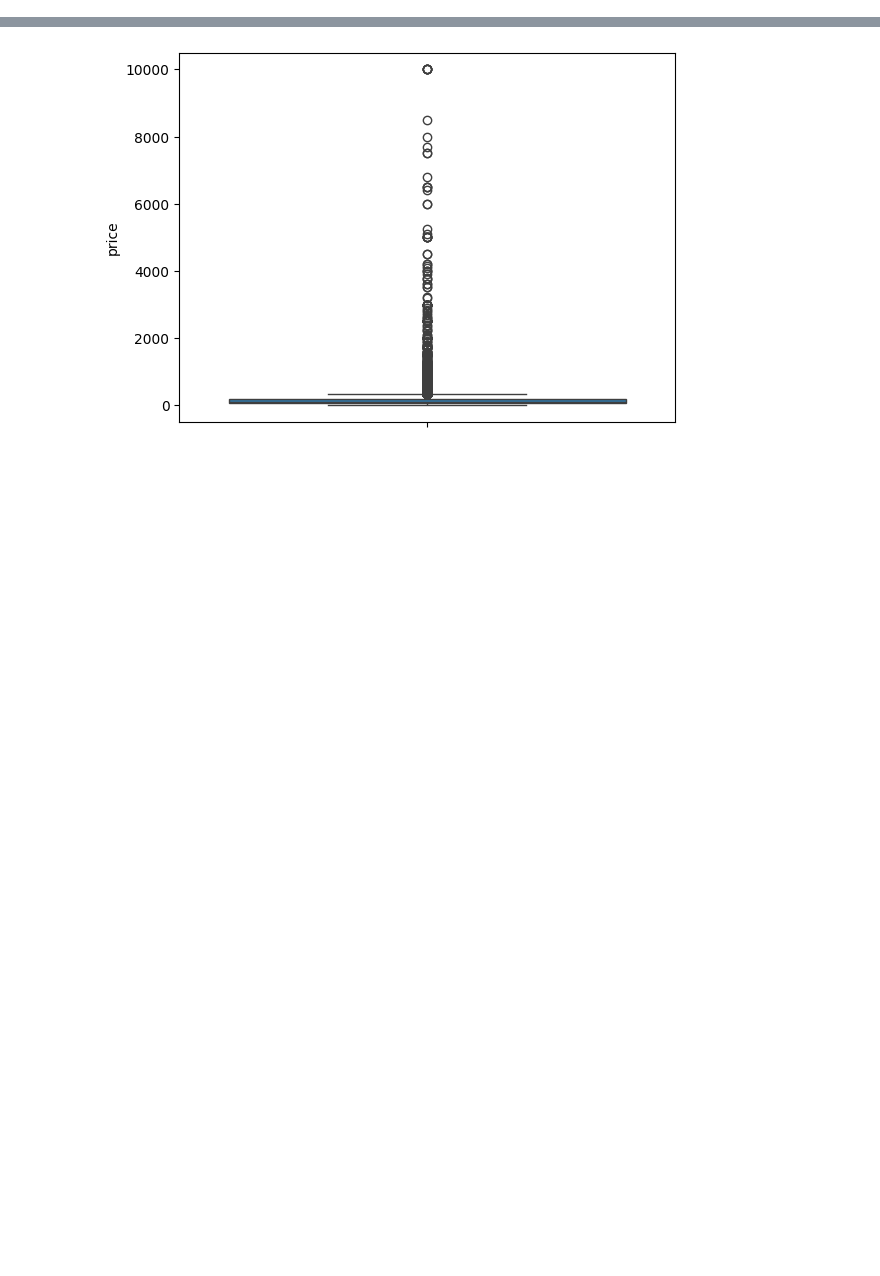
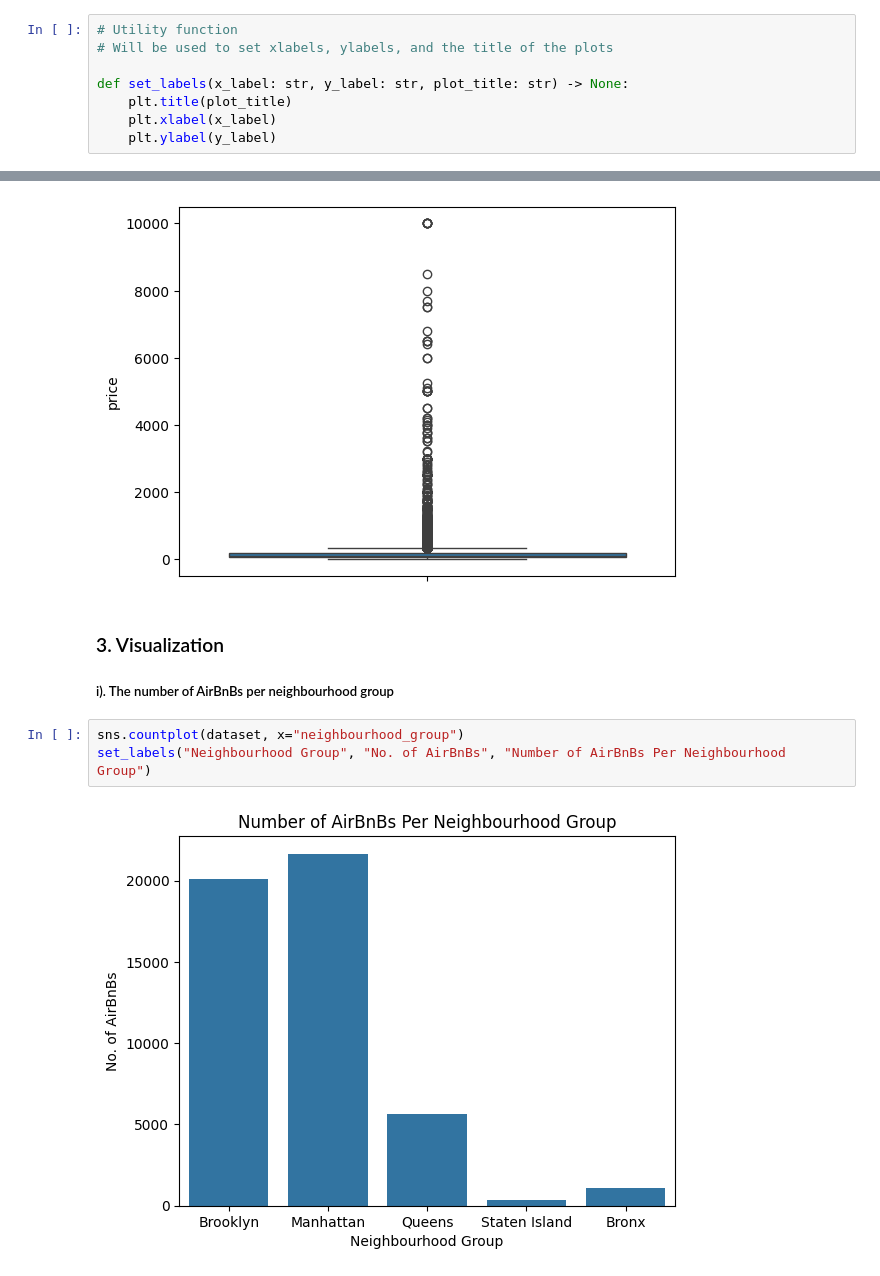
Before and after one commit to mut-rogers/nyc_aibnb_market, a Jupyter notebook: nyc_airbnb_analysis.ipynb, the cells around one changed output, grey strips where cells are left out. Cells and saved outputs as stored; diff of their text form; blank space fills up the shorter version.

```diff
--- a/nyc_airbnb_analysis.ipynb
+++ b/nyc_airbnb_analysis.ipynb
@@ -2,6 +2,14 @@
 import pandas as pd
 import matplotlib.pyplot as plt
 import seaborn as sns
+# %%
+# Utility function
+# Will be used to set xlabels, ylabels, and the title of the plots
+
+def set_labels(x_label: str, y_label: str, plot_title: str) -> None:
+    plt.title(plot_title)
+    plt.xlabel(x_label)
+    plt.ylabel(y_label)
 # %%
 # Loading the dataset
 dataset = pd.read_csv("Datasets/airbnb_train.csv")
@@ -105,3 +113,11 @@ sns.boxplot(y=dataset.price)
 # %% [output]
 <Axes: ylabel='price'>
 [figure]
+# %% [markdown]
+### 3. Visualization
+#####   i). The number of AirBnBs per neighbourhood group
+# %%
+sns.countplot(dataset, x="neighbourhood_group")
+set_labels("Neighbourhood Group", "No. of AirBnBs", "Number of AirBnBs Per Neighbourhood Group")
+# %% [output]
+[figure, added]
```
Also changed, not shown: parts of 8 cells of this notebook.
